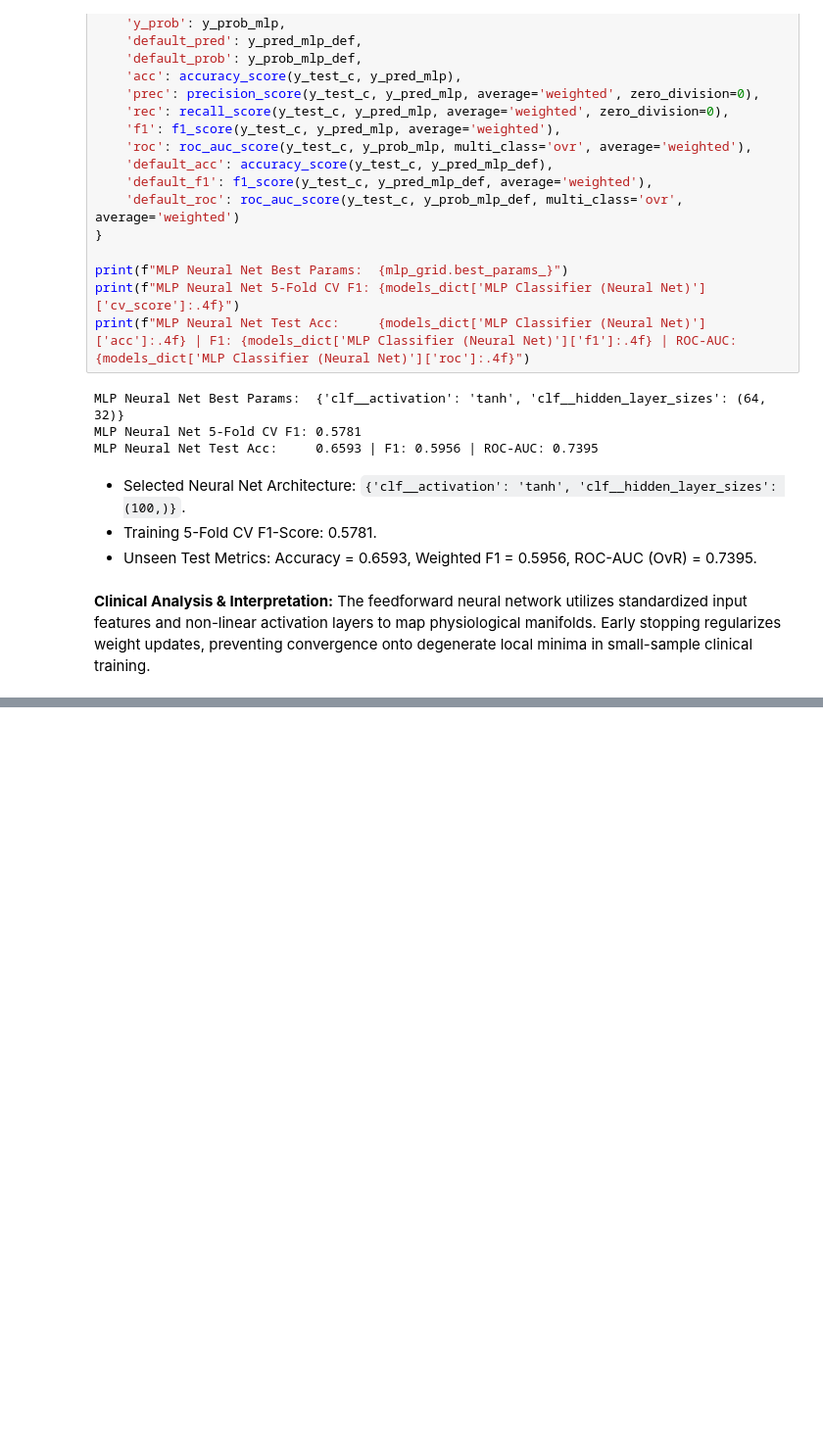
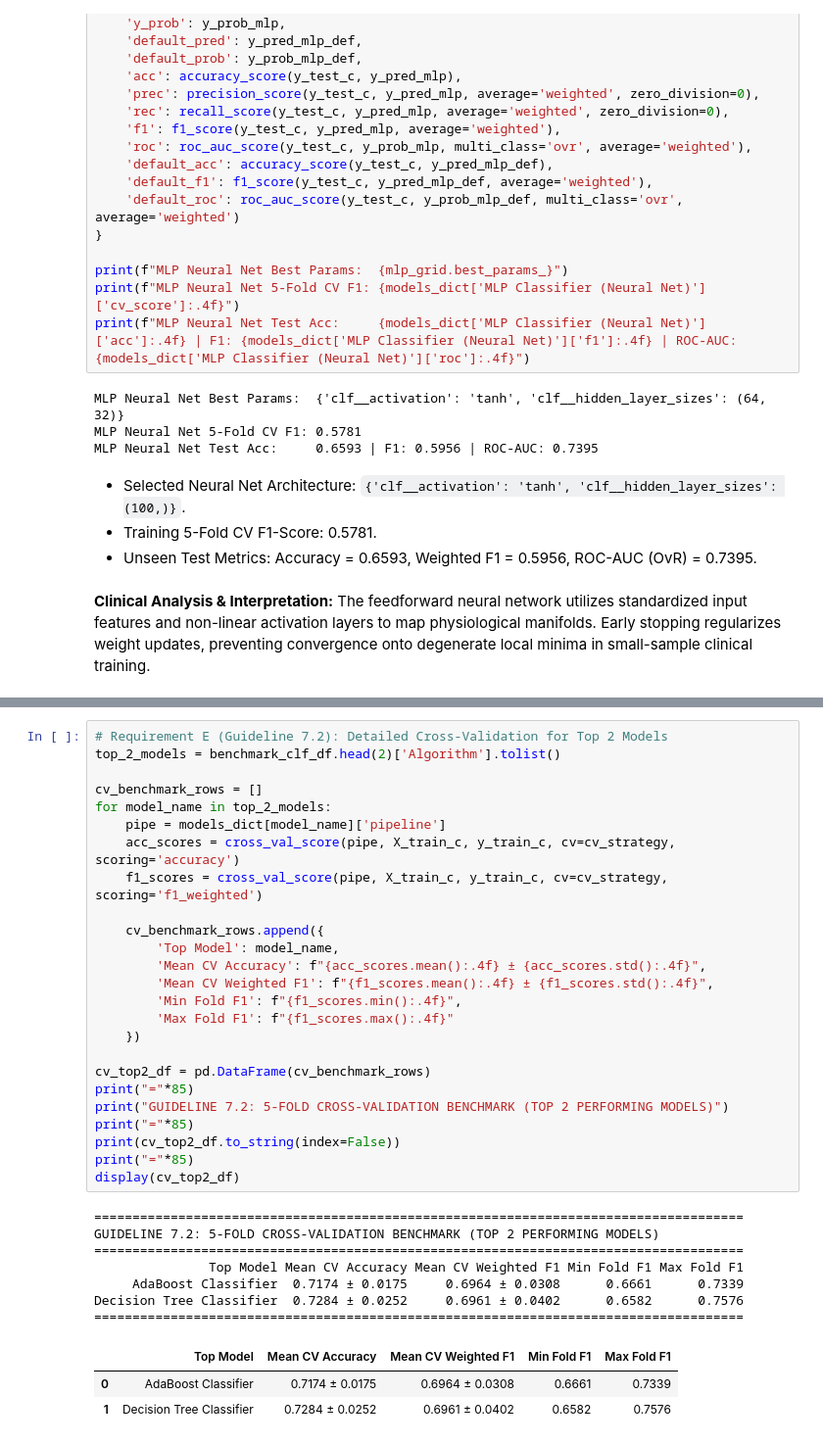
Before and after one commit to wander1112/Ember-Storm, a Jupyter notebook: notebooks/classification.ipynb, the cells around one changed output, grey strips where cells are left out. Shown at 98% size. Drawn from its saved outputs; the diff is of its cells as text; blank space fills up the shorter version.

```diff
--- a/notebooks/classification.ipynb
+++ b/notebooks/classification.ipynb
@@ -998,0 +1094,36 @@ The feedforward neural network utilizes standardized input features and non-line
+# %%
+# Requirement E (Guideline 7.2): Detailed Cross-Validation for Top 2 Models
+top_2_models = benchmark_clf_df.head(2)['Algorithm'].tolist()
+
+cv_benchmark_rows = []
+for model_name in top_2_models:
+    pipe = models_dict[model_name]['pipeline']
+    acc_scores = cross_val_score(pipe, X_train_c, y_train_c, cv=cv_strategy, scoring='accuracy')
+    f1_scores = cross_val_score(pipe, X_train_c, y_train_c, cv=cv_strategy, scoring='f1_weighted')
+
+    cv_benchmark_rows.append({
+        'Top Model': model_name,
+        'Mean CV Accuracy': f"{acc_scores.mean():.4f} ± {acc_scores.std():.4f}",
+        'Mean CV Weighted F1': f"{f1_scores.mean():.4f} ± {f1_scores.std():.4f}",
+        'Min Fold F1': f"{f1_scores.min():.4f}",
+        'Max Fold F1': f"{f1_scores.max():.4f}"
+    })
+
+cv_top2_df = pd.DataFrame(cv_benchmark_rows)
+print("="*85)
+print("GUIDELINE 7.2: 5-FOLD CROSS-VALIDATION BENCHMARK (TOP 2 PERFORMING MODELS)")
+print("="*85)
+print(cv_top2_df.to_string(index=False))
+print("="*85)
+display(cv_top2_df)
+# %% [output]
+=====================================================================================
+GUIDELINE 7.2: 5-FOLD CROSS-VALIDATION BENCHMARK (TOP 2 PERFORMING MODELS)
+=====================================================================================
+               Top Model Mean CV Accuracy Mean CV Weighted F1 Min Fold F1 Max Fold F1
+     AdaBoost Classifier  0.7174 ± 0.0175     0.6964 ± 0.0308      0.6661      0.7339
+Decision Tree Classifier  0.7284 ± 0.0252     0.6961 ± 0.0402      0.6582      0.7576
+=====================================================================================
+|  | Top Model | Mean CV Accuracy | Mean CV Weighted F1 | Min Fold F1 | Max Fold F1 |
+| 0 | AdaBoost Classifier | 0.7174 ± 0.0175 | 0.6964 ± 0.0308 | 0.6661 | 0.7339 |
+| 1 | Decision Tree Classifier | 0.7284 ± 0.0252 | 0.6961 ± 0.0402 | 0.6582 | 0.7576 |
```
Also changed, not shown: parts of 7 cells of this notebook.
